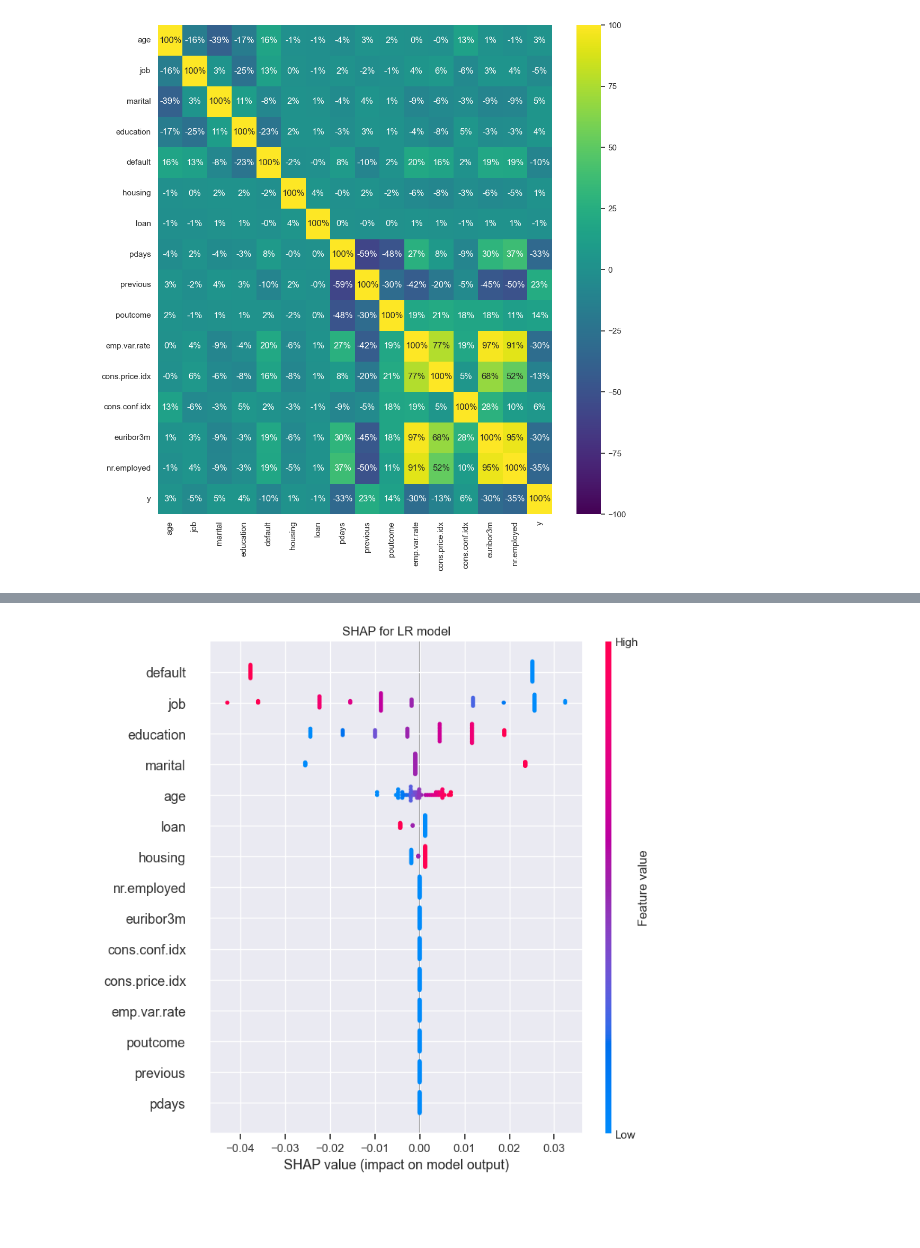
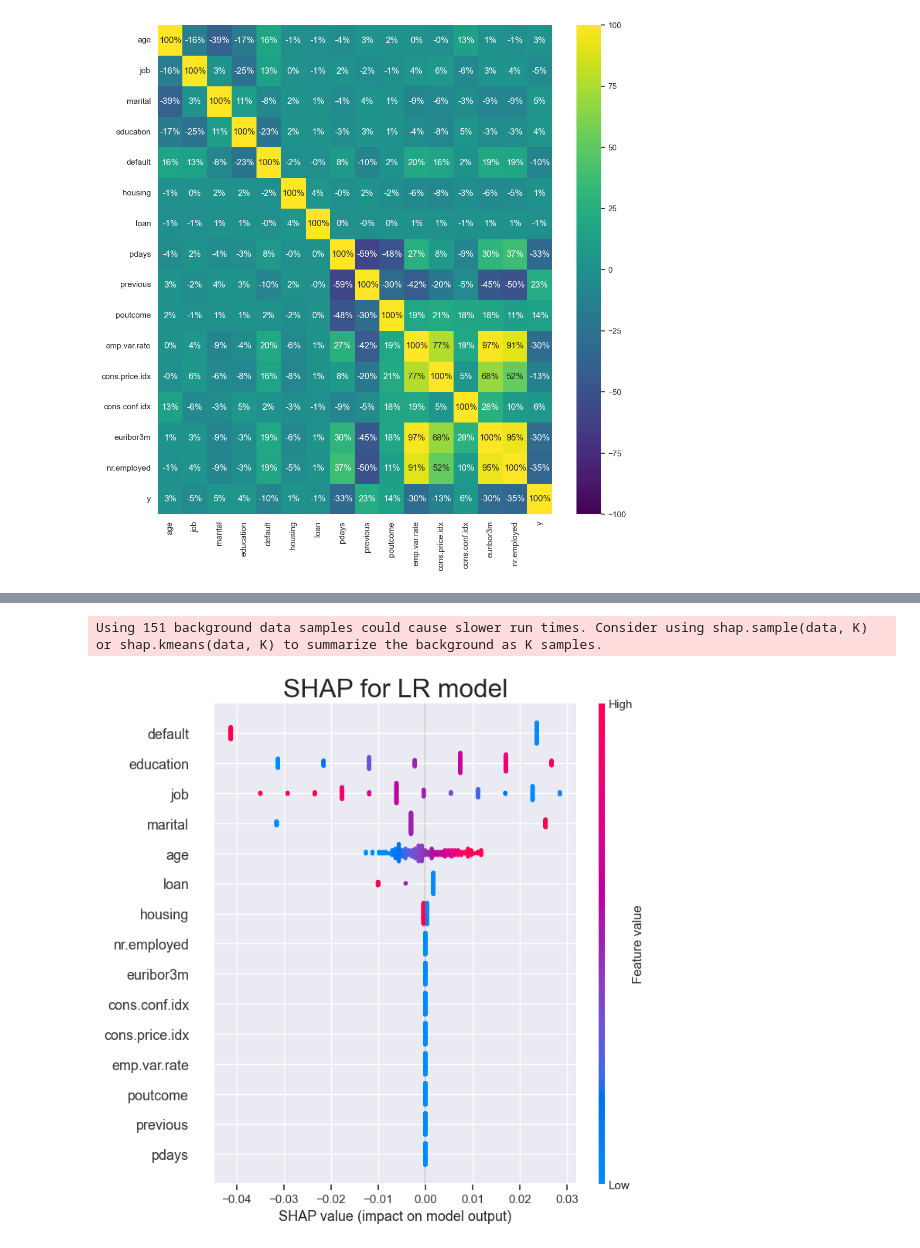
Before and after one commit to JankowRepo/ParticipationPrediction, a Jupyter notebook: MainNotebook.ipynb, the cells around one changed output, grey strips where cells are left out. Drawn from its saved outputs; the diff is of its cells as text; code cells hidden in the pictures; blank space fills up the shorter version.

```diff
--- a/MainNotebook.ipynb
+++ b/MainNotebook.ipynb
@@ -366 +368,21 @@ Confusion matrix:
 [figure]
+# %%
+# Display confusion matrix for KNN model
+
+cm=confusion_matrix(y_test, KNN_predictions)
+group_names = ['True Neg', 'False Pos', 'False Neg', 'True Pos']
+group_counts = ["{0:0.0f}".format(value) for value in
+                cm.flatten()]
+group_percentages = ["{0:.1%}".format(value) for value in
+                     cm.flatten() / np.sum(cm)]
+labels = [f"{v1}\n{v2}\n{v3}" for v1, v2, v3 in
+          zip(group_names, group_counts, group_percentages)]
+
+labels = np.asarray(labels).reshape(2, 2)
+
+plt.rcParams["figure.figsize"] = (10, 8)
+ax = sns.heatmap(cm / np.sum(cm), annot=labels, vmin=0, vmax=1,
+                 fmt='', cmap='viridis')
+sns.set(font_scale=2)
+ax.set_title('Confusion matrix', fontsize=15)
+plt.show()
@@ -407,0 +434,20 @@ Confusion matrix:
+# %%
+# Display confusion matrix for Linear regression model
+
+cm=confusion_matrix(y_test, LR_predictions)
+group_names = ['True Neg', 'False Pos', 'False Neg', 'True Pos']
+group_counts = ["{0:0.0f}".format(value) for value in
+                cm.flatten()]
+group_percentages = ["{0:.1%}".format(value) for value in
+                     cm.flatten() / np.sum(cm)]
+labels = [f"{v1}\n{v2}\n{v3}" for v1, v2, v3 in
+          zip(group_names, group_counts, group_percentages)]
+
+labels = np.asarray(labels).reshape(2, 2)
+
+plt.rcParams["figure.figsize"] = (10, 8)
+ax = sns.heatmap(cm / np.sum(cm), annot=labels, vmin=0, vmax=1,
+                 fmt='', cmap='viridis')
+sns.set(font_scale=2)
+ax.set_title('Confusion matrix', fontsize=15)
+plt.show()
@@ -408,12 +456,13 @@ Confusion matrix:
 # %%
-# SHAP plot (50 samples) for LR model
+# SHAP plot for LR model
 
-num_samples = 50
+num_samples = 151
 explainer = shap.KernelExplainer(LR_model.predict, X_test.iloc[:num_samples, :])
 sv = explainer.shap_values(X_test.iloc[:num_samples, :])
 
 shap.summary_plot(sv, X_test.iloc[:num_samples, :], feature_names=X_train.columns, show=False)
 plt.title("SHAP for LR model")
 plt.show()
 # %% [output]
+Using 151 background data samples could cause slower run times. Consider using shap.sample(data, K) or shap.kmeans(data, K) to summarize the background as K samples.
-[figure, old version]
+[figure, new version]
```
Also changed, not shown: parts of 28 cells of this notebook.
